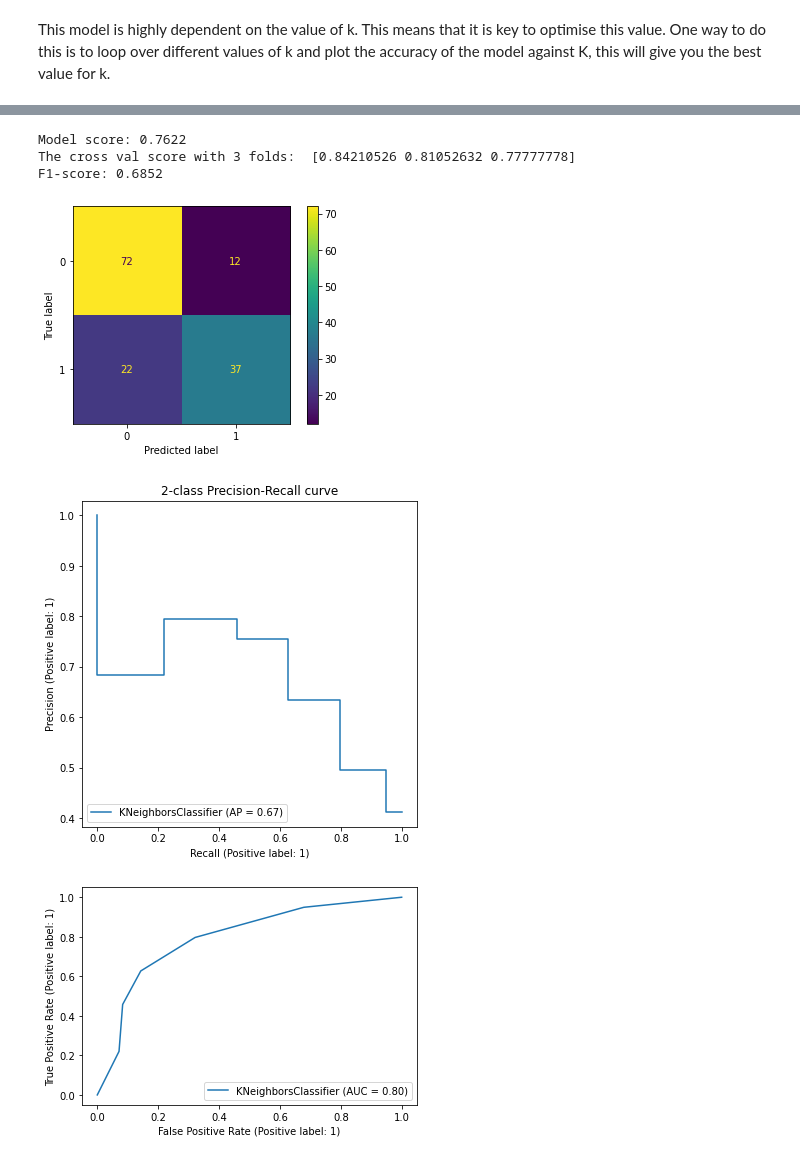
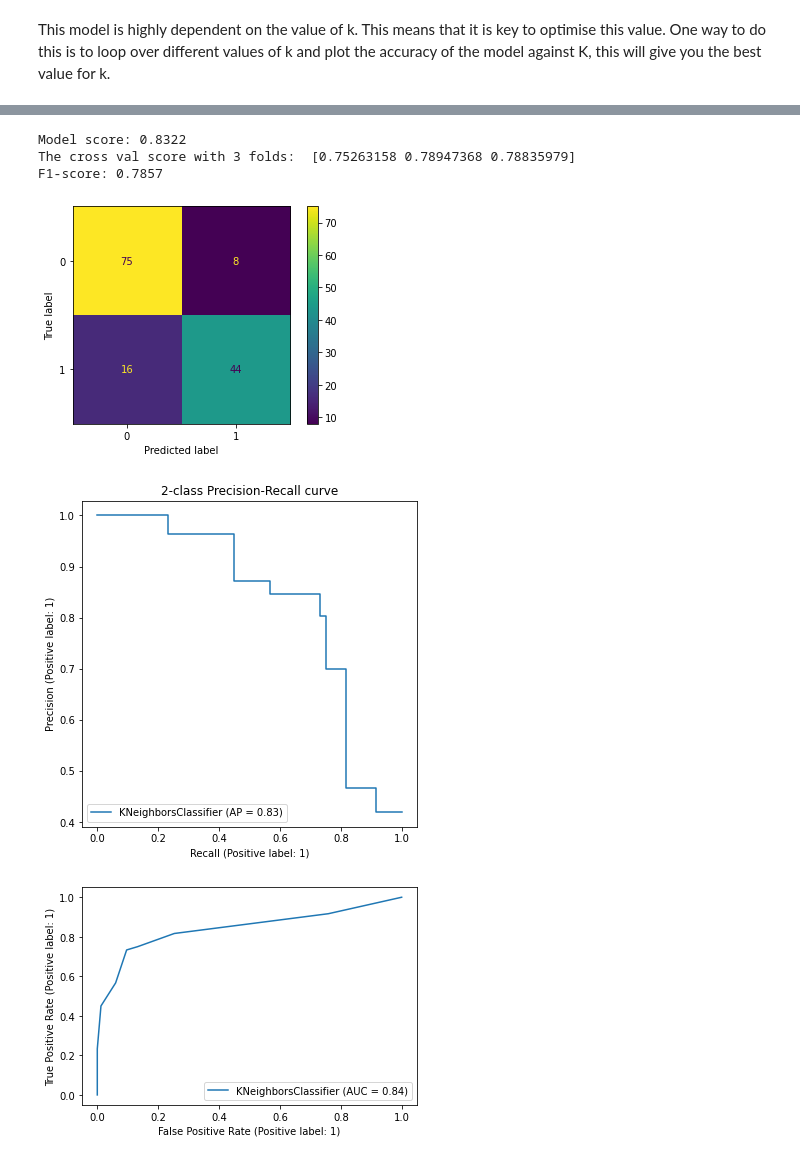
Before and after one commit to AndrewJGroves/DataSciencePortfolio, a Jupyter notebook: Titanic Survival.ipynb, the cells around one changed output, grey strips where cells are left out. Cells and saved outputs as stored; diff of their text form; code cells hidden in the pictures.

```diff
--- a/Titanic Survival.ipynb
+++ b/Titanic Survival.ipynb
@@ -180,16 +181,16 @@ import matplotlib.pyplot as plt
 from sklearn.metrics import PrecisionRecallDisplay, ConfusionMatrixDisplay, RocCurveDisplay
 
 
-def eval(model):
+def eval(model,plots=True):
     ymul=model.predict(test_x)
     print("Model score: %.4f" % model.score(test_x,test_y))
     print("The cross val score with 3 folds: ", cross_val_score(model, train_x, train_y, cv=3, scoring="accuracy"))
     print("F1-score: %.4f" % f1_score(test_y , ymul) )
-
-    dis = ConfusionMatrixDisplay.from_estimator(model,test_x, test_y)
-    fig, ax = plt.subplots(figsize=(6, 6))
-    PrecisionRecallDisplay.from_estimator(model, test_x, test_y,ax=ax)
-    ax.set_title("2-class Precision-Recall curve")
-    dis1 = RocCurveDisplay.from_estimator(model, test_x, test_y)
+    if(plots):
+        dis = ConfusionMatrixDisplay.from_estimator(model,test_x, test_y)
+        fig, ax = plt.subplots(figsize=(6, 6))
+        PrecisionRecallDisplay.from_estimator(model, test_x, test_y,ax=ax)
+        ax.set_title("2-class Precision-Recall curve")
+        dis1 = RocCurveDisplay.from_estimator(model, test_x, test_y)
 # %% [markdown]
 ### Desesion Trees and Random Forest
@@ -257,14 +265,14 @@ This shows a high increase in the accuracu of the model when using k=5 instead o
 # %%
-new_k=5
+new_k=7
 neigh2 = KNeighborsClassifier(n_neighbors = new_k)
 neigh2.fit(train_x,train_y)
 eval(neigh2)
 # %% [output]
-Model score: 0.7622
-The cross val score with 3 folds:  [0.84210526 0.81052632 0.77777778]
-F1-score: 0.6852
+Model score: 0.8322
+The cross val score with 3 folds:  [0.75263158 0.78947368 0.78835979]
+F1-score: 0.7857
-[figure, old version]
+[figure, new version]
-[figure, old version]
+[figure, new version]
-[figure, old version]
+[figure, new version]
 # %% [markdown]
 ### SVC
```
Also changed, not shown: parts of 28 cells of this notebook.
